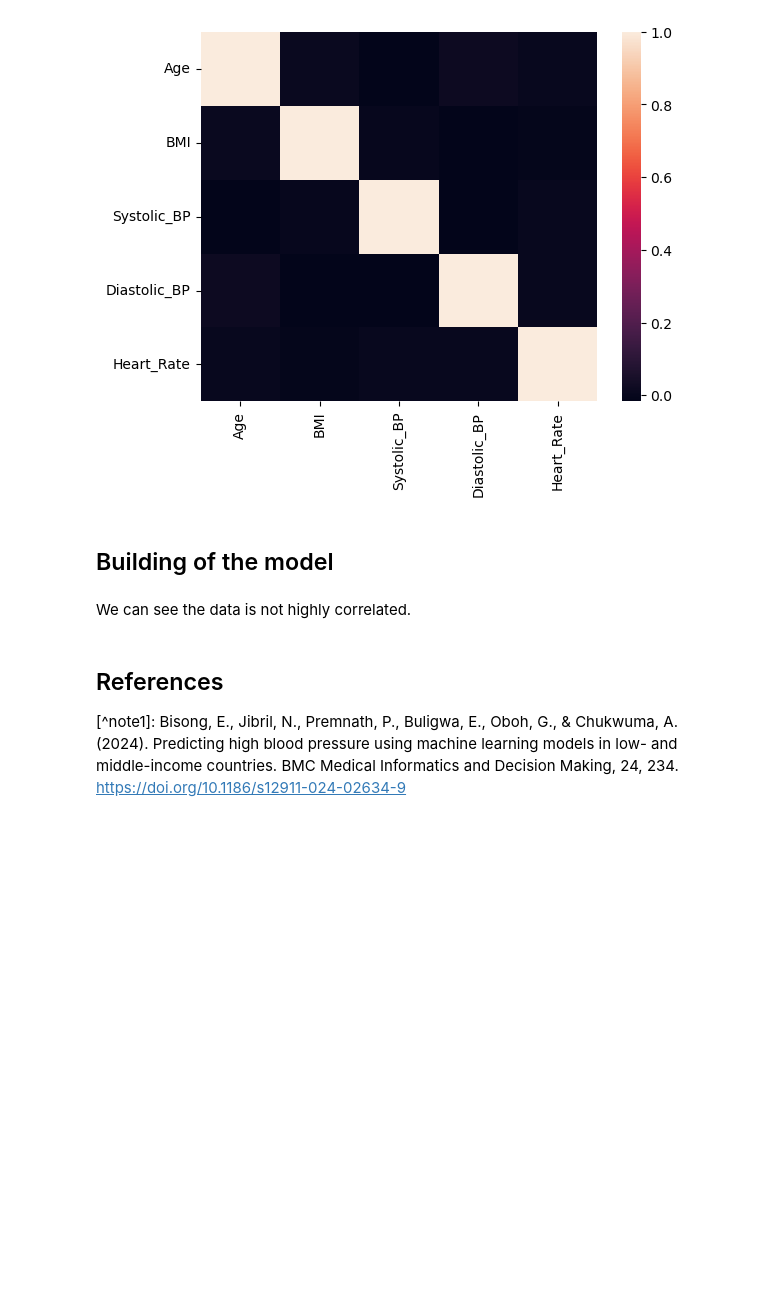
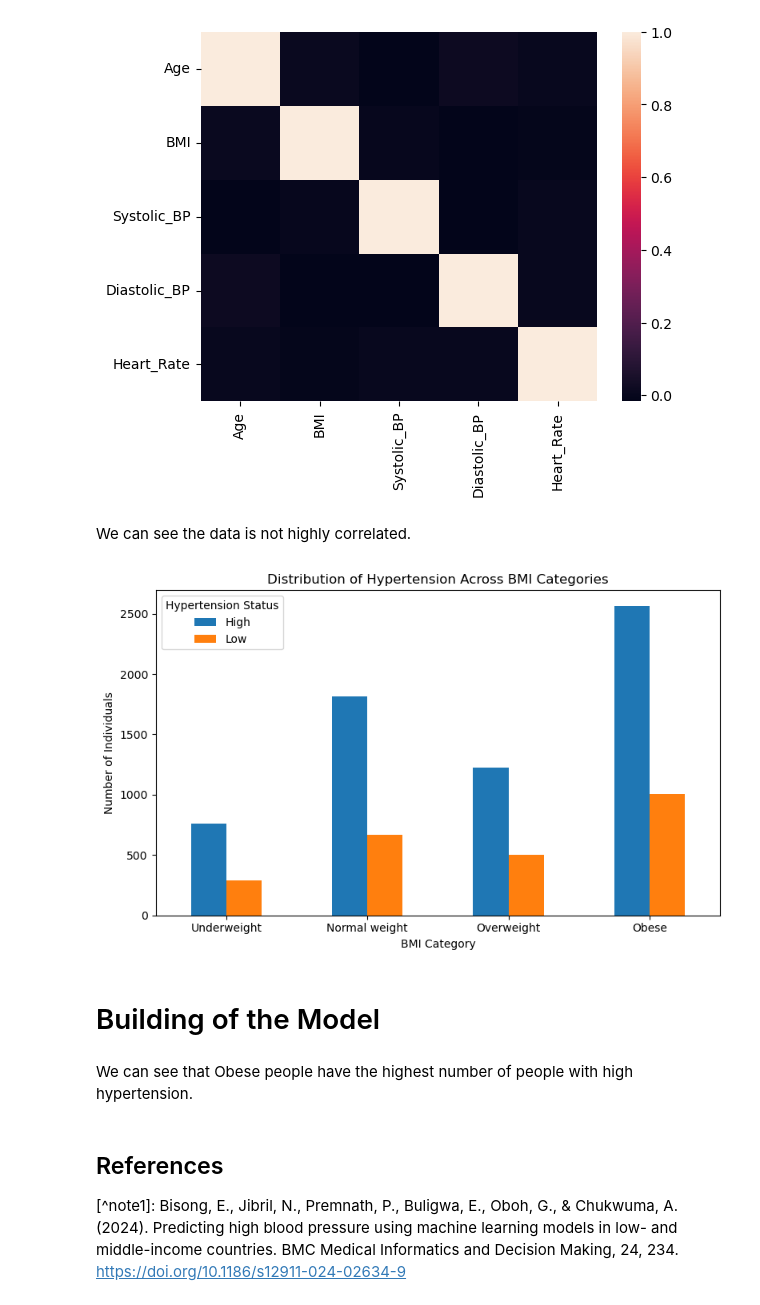
Before and after one commit to JKariithi/afyaBand, a Jupyter notebook: notebooks/hypertension.ipynb, the cells around one changed output. Drawn from its saved outputs; the diff is of its cells as text; code cells hidden in the pictures; blank space fills up the shorter version.

```diff
--- a/notebooks/hypertension.ipynb
+++ b/notebooks/hypertension.ipynb
@@ -182,10 +182,44 @@ sns.heatmap(corr)
 # %% [output]
 <Axes: >
 [figure]
-# %% [markdown]
-## Building of the model
 # %% [markdown]
 We can see the data is not highly correlated.
+# %%
+# Define BMI categories
+under_weight = df[df['BMI'] <= 18]
+normal_weight = df[(df['BMI'] > 18) & (df['BMI'] <= 24.9)]
+over_weight = df[(df['BMI'] > 24.9) & (df['BMI'] <= 29.9)]
+obese = df[df['BMI'] > 29.9]
+
+# hypertension counts
+uw_counts = under_weight['Hypertension'].value_counts()
+nw_counts = normal_weight['Hypertension'].value_counts()
+ow_counts = over_weight['Hypertension'].value_counts()
+ob_counts = obese['Hypertension'].value_counts()
+
+# combine to one dataframe
+hypertension_bmi = pd.DataFrame({
+    'Underweight': uw_counts,
+    'Normal weight': nw_counts,
+    'Overweight': ow_counts,
+    'Obese': ob_counts
+}).fillna(0)
+
+hypertension_bmi.T.plot(kind='bar', figsize=(8, 5))
+
+plt.title('Distribution of Hypertension Across BMI Categories')
+plt.xlabel('BMI Category')
+plt.ylabel('Number of Individuals')
+plt.xticks(rotation=0)
+plt.legend(title='Hypertension Status')
+plt.tight_layout()
+plt.show()
+# %% [output]
+[figure, added]
+# %% [markdown]
+# Building of the Model
+# %% [markdown]
+We can see that Obese people have the highest number of people with high hypertension.
 # %% [markdown]
 ## References
 
```
Also changed, not shown: 1 other file.
